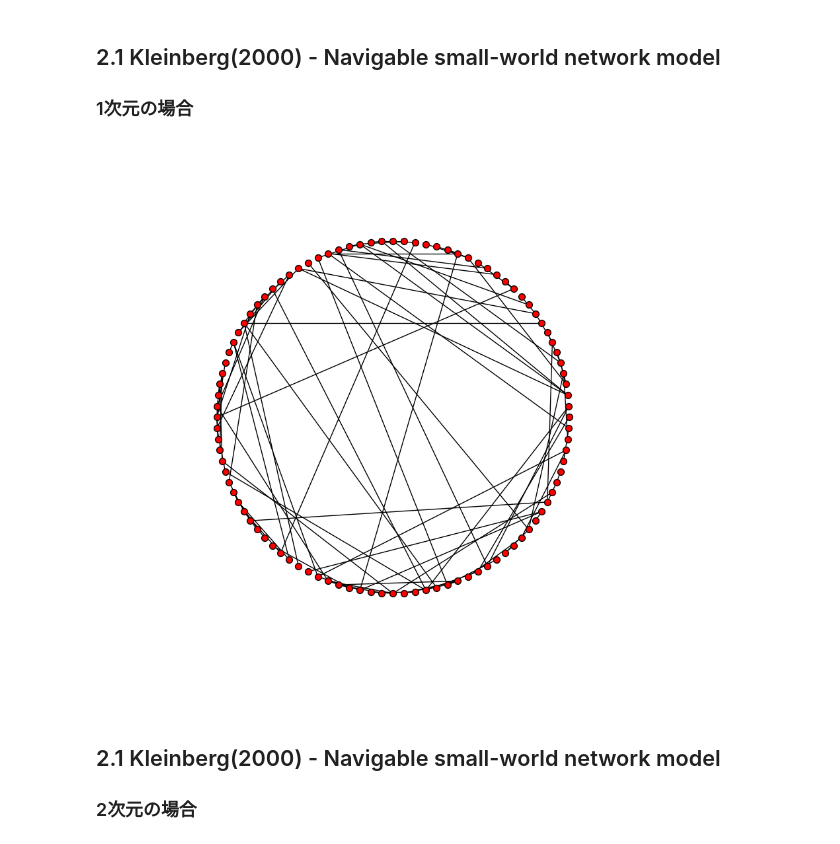
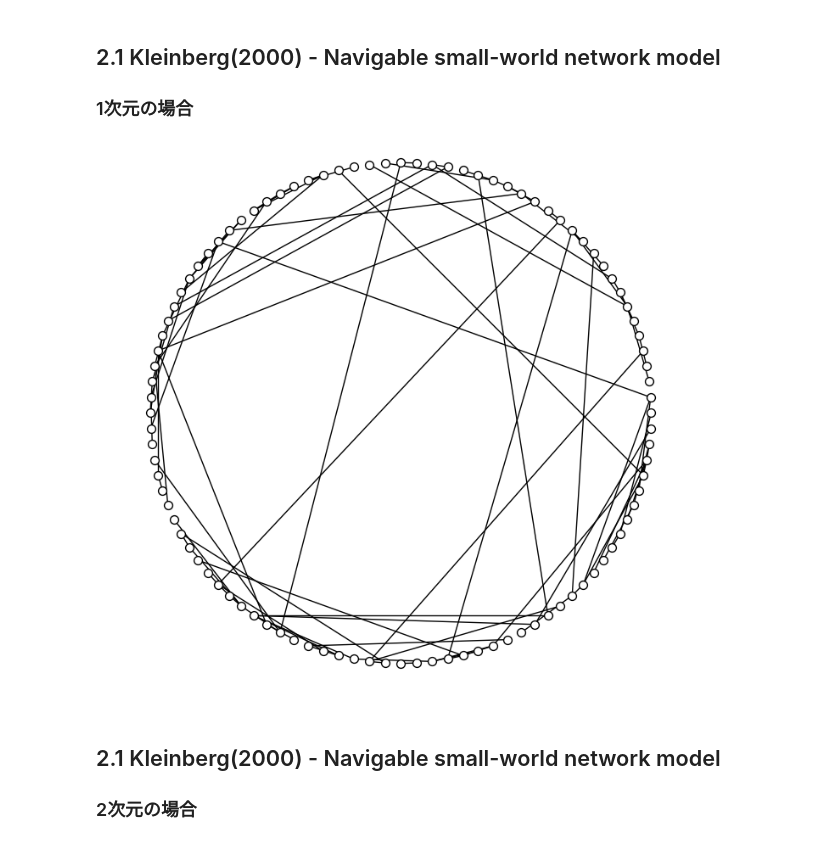
Before and after one commit to akiratk0355/navigable-network-analysis, a Jupyter notebook: presentation-sandberg(2005).ipynb, the cells around one changed output. Saved outputs shown, nothing was run; the diff lists cells and outputs as text; code cells hidden in the pictures.

```diff
--- a/presentation-sandberg(2005).ipynb
+++ b/presentation-sandberg(2005).ipynb
@@ -20,5 +64,22 @@ from utils.misc import shuffle_position_ring, dist_ring, labels_from_attr
 
 logger = logging.getLogger(__name__)
 logging.basicConfig(level=logging.INFO, stream=sys.stderr)
+
+def draw_autocrop(G):
+    pos = nx.circular_layout(G)
+    cut = 1.05
+    xmax= cut*max(xx for xx,yy in pos.values())
+    ymax= cut*max(yy for xx,yy in pos.values())
+    plt.xlim(-xmax,xmax)
+    plt.ylim(-ymax,ymax)
+    return pos
+def draw_autocrop_grid(G):
+    pos = dict(zip(G,G))
+    cut = 1.05
+    xmax= cut*max(xx for xx,yy in pos.values())
+    ymax= cut*max(yy for xx,yy in pos.values())
+    plt.xlim(-0.3,xmax)
+    plt.ylim(-0.3,ymax)
+    return pos
 # %% [markdown]
 # 1. 研究の動機
@@ -39,0 +130,7 @@ logging.basicConfig(level=logging.INFO, stream=sys.stderr)
+# %%
+plt.rcParams['figure.figsize'] = (4,4)
+G = nx.navigable_small_world_graph(10, p=1, q=1, r=2, dim=2)
+G = G.to_undirected()
+pos=draw_autocrop_grid(G)
+nx.draw(G, pos=dict(zip(G,G)), node_size=100, node_color='r')
+plt.title("$k=2, n=10, q=1, r=2$")
@@ -39,0 +140,6 @@ logging.basicConfig(level=logging.INFO, stream=sys.stderr)
+# %%
+plt.rcParams['figure.figsize'] = (5,5)
+G = kleinberg_ring(100, p=1, q=1, r=1)
+pos = draw_autocrop(G)
+nx.draw_circular(G, with_labels=False, node_size=50, node_color='r', width=0.5)
+plt.title("$k=1, n=100, q=1, r=1$")
@@ -43,9 +158,10 @@ logging.basicConfig(level=logging.INFO, stream=sys.stderr)
 # %%
 plt.rcParams['figure.figsize'] = (8,8)
 G = kleinberg_ring(100, p=0, q=1, r=1)
-nx.draw_circular(G, with_labels=False, node_size=50, font_size=8)
+pos = draw_autocrop(G)
+nx.draw_circular(G, with_labels=False, node_size=50, node_color='w', font_size=8)
 # %% [output]
-[figure, old version]
+[figure, new version]
 # %% [markdown]
 ## 2.1 Kleinberg(2000) - Navigable small-world network model
 ### 2次元の場合
```
Also changed, not shown: parts of 13 cells of this notebook.
